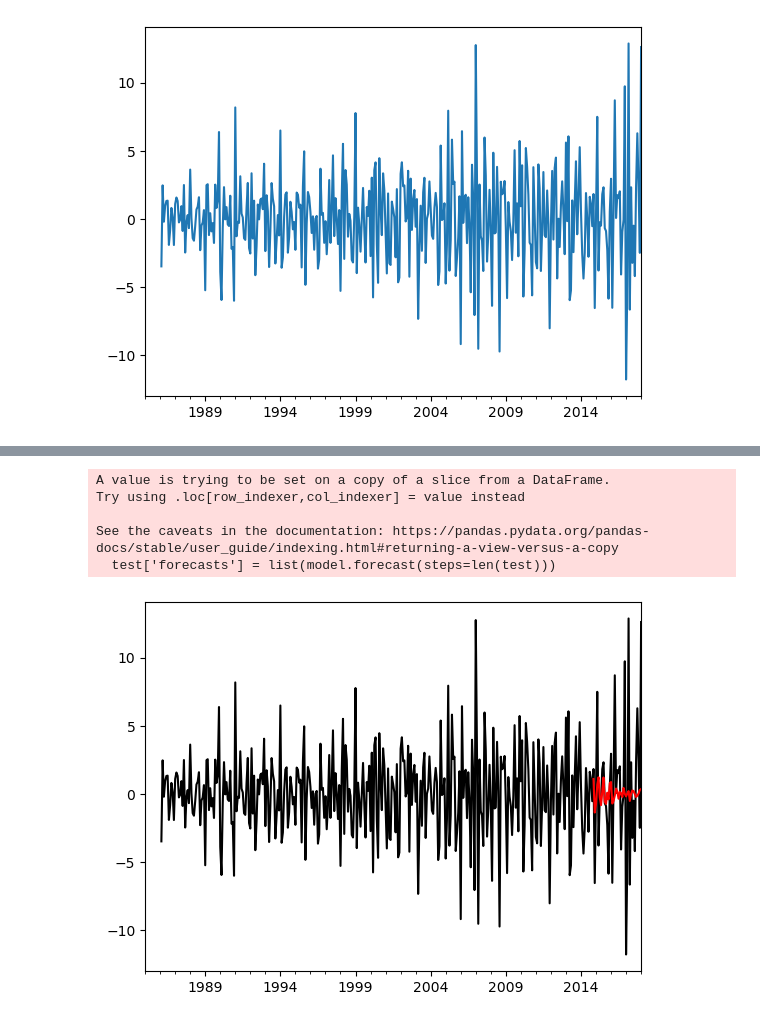
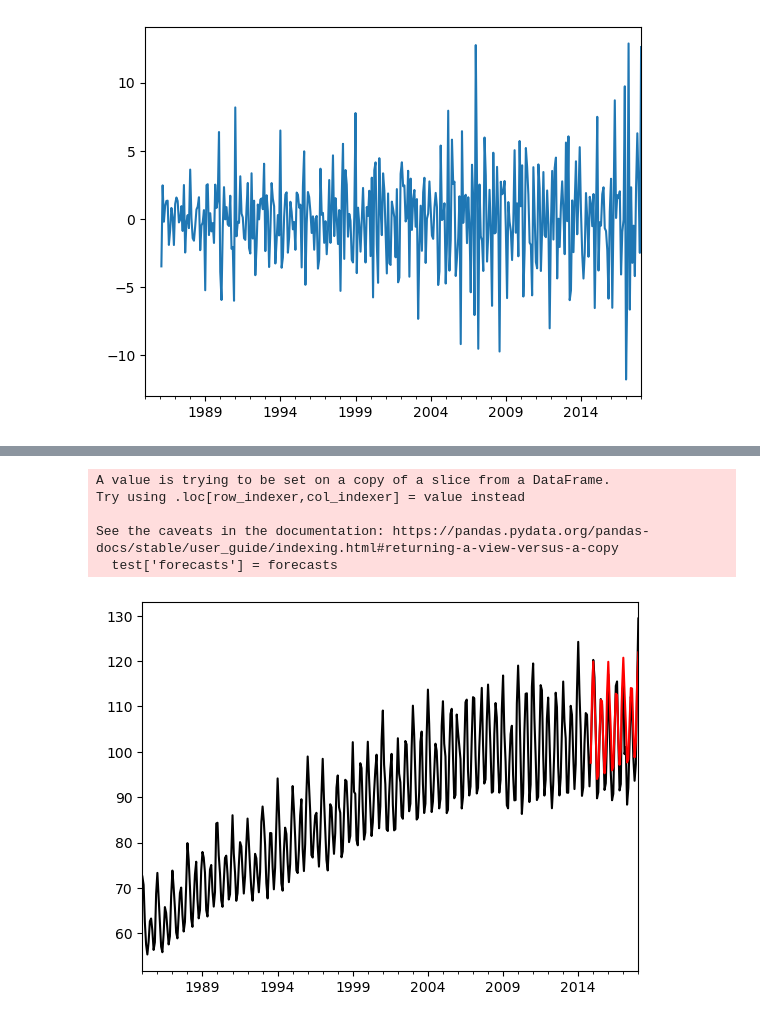
Before and after one commit to AngeloLongano/heart_failure_prediction, a Jupyter notebook: analysis_time_series.ipynb, the cells around one changed output, grey strips where cells are left out. Saved outputs shown, nothing was run; the diff lists cells and outputs as text; code cells hidden in the pictures.

```diff
--- a/analysis_time_series.ipynb
+++ b/analysis_time_series.ipynb
@@ -218,9 +222,9 @@ ax[2].set_xlabel("Lags")
 Text(0.5, 0, 'Lags')
 [figure]
 # %%
-df["diff"] = df["value"].diff(12).diff(1)
-df["diff"].plot()
-test_ADF(df["diff"].dropna())
+df["value_no_cycles_no_trend"] = df["value"].diff(12).diff(1)
+df["value_no_cycles_no_trend"].plot()
+test_ADF(df["value_no_cycles_no_trend"].dropna())
 # %% [output]
 Statistica del test ADF: -8.022039209985007
 P-value: 2.0639252090771793e-12
@@ -260,5 +241,6 @@ Text(0.5, 0, 'Lags')
 # %%
-df["diff_boxcox"] = df["boxcox"].diff(12).diff(1)
-df["diff_boxcox"].plot()
-test_ADF(df["diff_boxcox"].dropna())
+df["value_no_trend"] = df["value"].diff(1)
+plot_pacf(df["value_no_trend"].dropna(),lags=48)
+test_ADF(df["value_no_trend"].dropna())
+plt.show()
 # %% [output]
@@ -281,24 +255,35 @@ plt.show()
 # %%
-# Split train and test
+# Creiamo il train e test set
 train = df.iloc[:-test_set_size]
 test = df.iloc[-test_set_size:]
 
-# Build AR model
-selector = ar_select_order(train['diff'].dropna(), 15, seasonal=True, period=12)
-model = AutoReg(train['diff'].dropna(), lags=selector.ar_lags, seasonal=True, period=12).fit()
+# Selezioniamo il miglior ordine per il modello AR con stagionalità
+selector = ar_select_order(train['value_no_trend'].dropna(), 15, seasonal=True, period=12)
+model = AutoReg(train['value_no_trend'].dropna(), lags=selector.ar_lags, seasonal=True, period=12).fit()
 # %%
-test['forecasts'] = list(model.forecast(steps=len(test)))
+transformed_forecasts = list(model.forecast(steps=test_set_size))
 
-df['diff'].plot(color='k')
+# Creiamo le previsioni aggiungendo i valori precedenti
+forecasts = []
+for idx in range(len(test)):
+    if idx == 0:
+        forecast = transformed_forecasts[idx] + train['value'].iloc[-1]
+    else:
+        forecast = transformed_forecasts[idx] + forecasts[idx-1]
+    forecasts.append(forecast)
+
+test['forecasts'] = forecasts
+
+df['value'].plot(color='k')
 test['forecasts'].plot(color='red')
 plt.show()
 # %% [output]
 A value is trying to be set on a copy of a slice from a DataFrame.
 Try using .loc[row_indexer,col_indexer] = value instead
 
 See the caveats in the documentation: https://pandas.pydata.org/pandas-docs/stable/user_guide/indexing.html#returning-a-view-versus-a-copy
-  test['forecasts'] = list(model.forecast(steps=len(test)))
+  test['forecasts'] = forecasts
-[figure, old version]
+[figure, new version]
 # %%
 fig, ax = plt.subplots(1,2,figsize=(20, 5))
 
```
Also changed, not shown: parts of 18 cells of this notebook, 1 other file.
